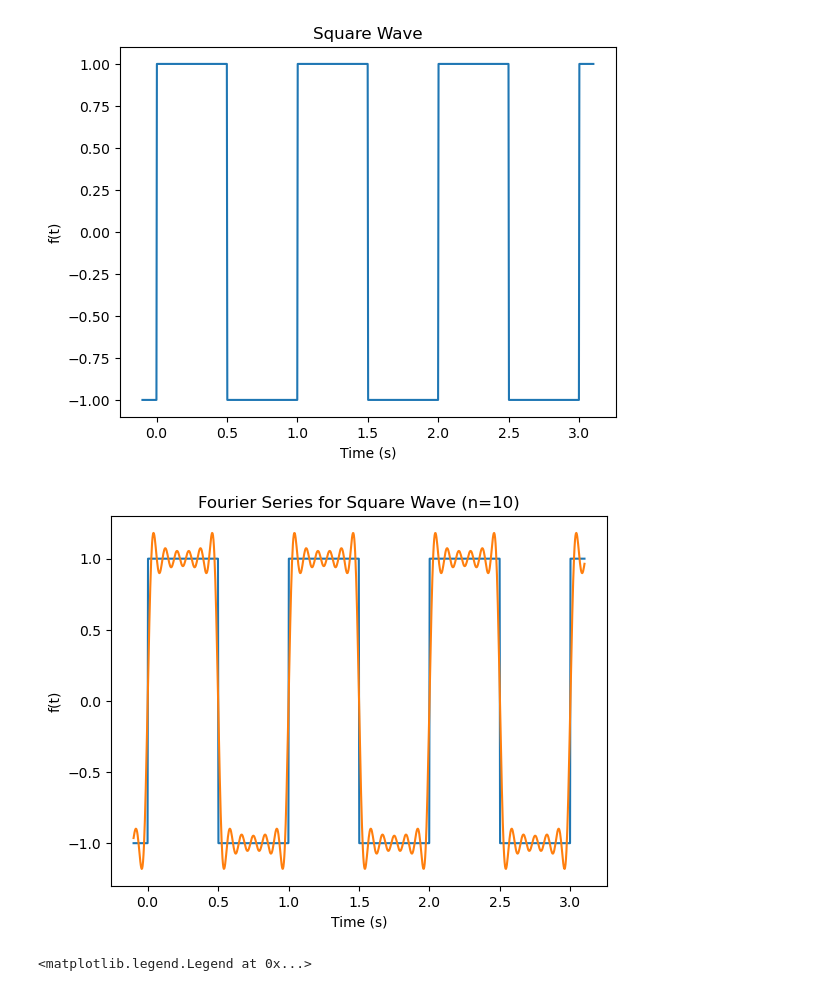
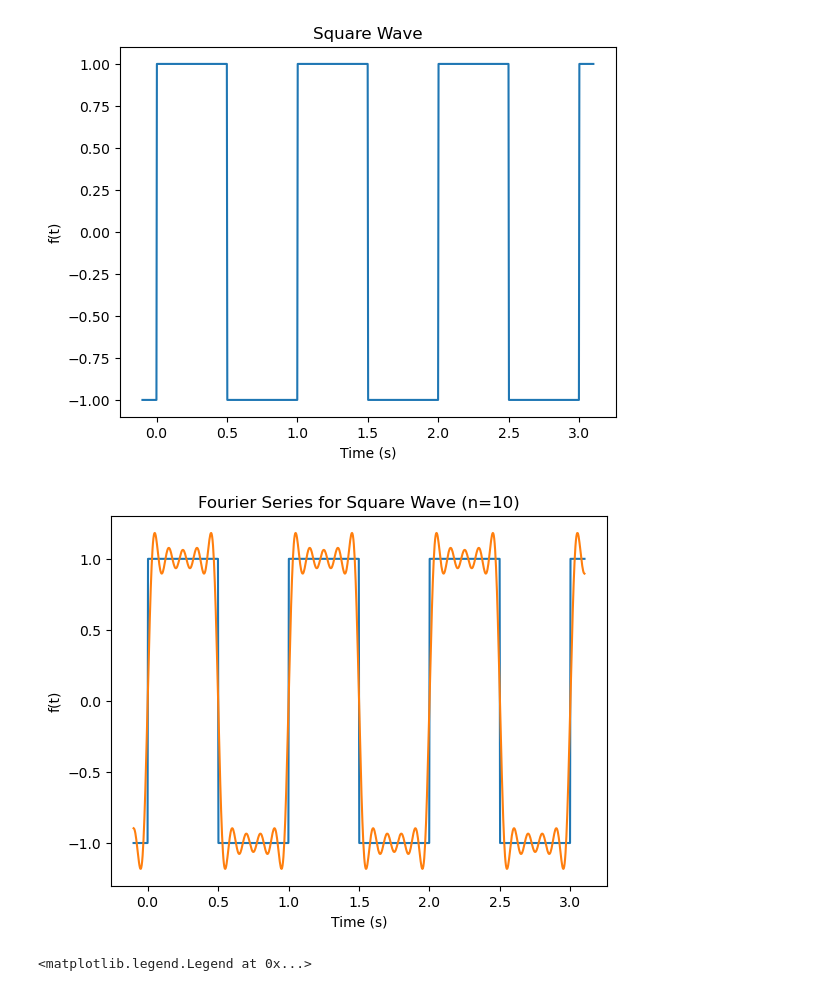
Before and after one commit to brash99/phys340, a Jupyter notebook: JupyterNotebooks/Fourier_Series/AAA_FourierSeries.ipynb, the cells around one changed output. Saved outputs shown, nothing was run; the diff lists cells and outputs as text; code cells hidden in the pictures.

```diff
--- a/JupyterNotebooks/Fourier_Series/AAA_FourierSeries.ipynb
+++ b/JupyterNotebooks/Fourier_Series/AAA_FourierSeries.ipynb
@@ -135,3 +135,37 @@ So, the Fourier series for a square wave is:
 $$f(t) = \sum_{n=1,3,5,...}^{\infty} \frac{4}{n\pi} \sin\left(\frac{2\pi n t}{T}\right)$$
 
 $$ = \frac{4}{\pi} \sin(\frac{2\pi t}{T}) + \frac{4}{3\pi} \sin(\frac{6\pi t}{T}) + \frac{4}{5\pi} \sin(\frac{10\pi t}{T}) + ...$$
+# %%
+# How could we calculate the Fourier coefficients for a square wave, using sympy?
+
+import sympy as sym
+
+# Define the symbols
+t = sym.symbols('t')
+n = sym.symbols('n', integer=True)
+T = sym.symbols('L', real=True, positive=True)
+pi = sym.pi
+
+T = T.subs(T, 1)
+
+# Define the function
+square_wave = sym.Piecewise((1, t < T/2), (-1, t >= T/2))
+
+# Calculate the Fourier coefficients
+a0 = 2/T*sym.integrate(square_wave, (t, 0, T))
+
+an = 2/T*sym.integrate(square_wave*sym.cos(2*n*pi*t/T), (t, 0, T))
+
+bn = 2/T*sym.integrate(square_wave*sym.sin(2*n*pi*t/T), (t, 0, T))
+
+print(f'The Fourier coefficients are:')
+print(f'a0:')
+sym.pprint(a0)
+print(f'an:')
+sym.pprint(an)
+print(f'bn:')
+sym.pprint(bn)
+
+bn_array = [bn.subs(n, i) for i in range(1, 13)]
+print(f'bn_array:')
+sym.pprint(bn_array)
@@ -165,31 +217,36 @@ plt.show()
 # %%
 # Calculate the Fourier series for the square wave
 
 # Define the Fourier series function
 def fourier_series(t, T, n_max):
-    f = 0
-    for n in range(1, n_max+2, 2):
-        f += 4/(n*np.pi) * np.sin(2*np.pi*n*t/T)
+    global a0, an, bn
+    an_fourier = [an.subs(n, i) for i in range(1,n_max+1)]
+    bn_fourier = [bn.subs(n, i) for i in range(1,n_max+1)]
+
+    f = a0/2
+    for ni in range(1, n_max+1):
+        f +=  an_fourier[ni-1] * np.cos(2*np.pi*ni*t/T) + bn_fourier[ni-1] * np.sin(2*np.pi*ni*t/T)
+
     return f
 
 # choose period
 T = 1
 
 # Choose n
 n_max = 10
 
 # Create an array of Fourier series values
 f_fourier_3 = np.array([fourier_series(ti, T, n_max) for ti in t])
 
 # Plot the Fourier series and the square wave
 plt.plot(t, f)
 plt.plot(t, f_fourier_3)
 plt.xlabel('Time (s)')
 plt.ylabel('f(t)')
 plt.title(f'Fourier Series for Square Wave (n={n_max})')
 plt.show()
 # %% [output]
-[figure, old version]
+[figure, new version]
 # %%
 # Plot the Fourier Components for the square wave
 
```
Also changed, not shown: parts of 1 cell of this notebook.
